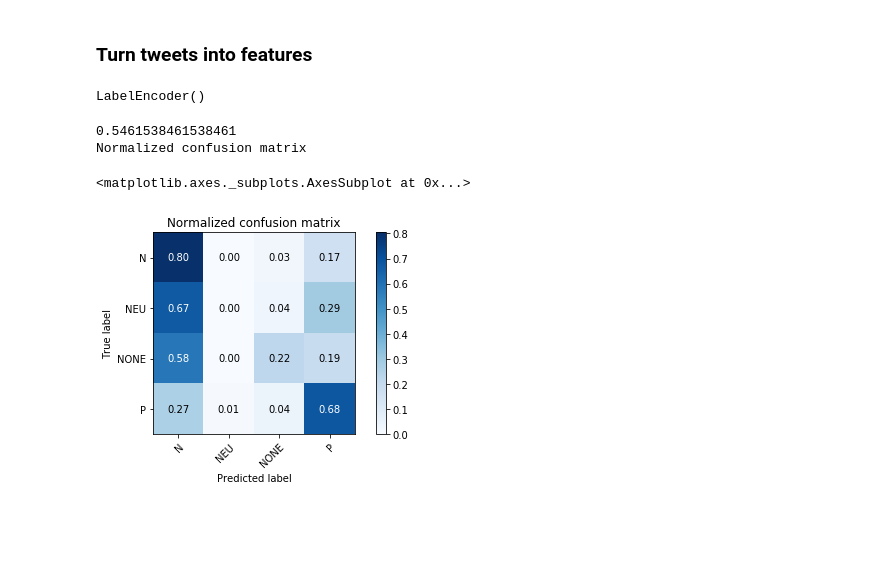
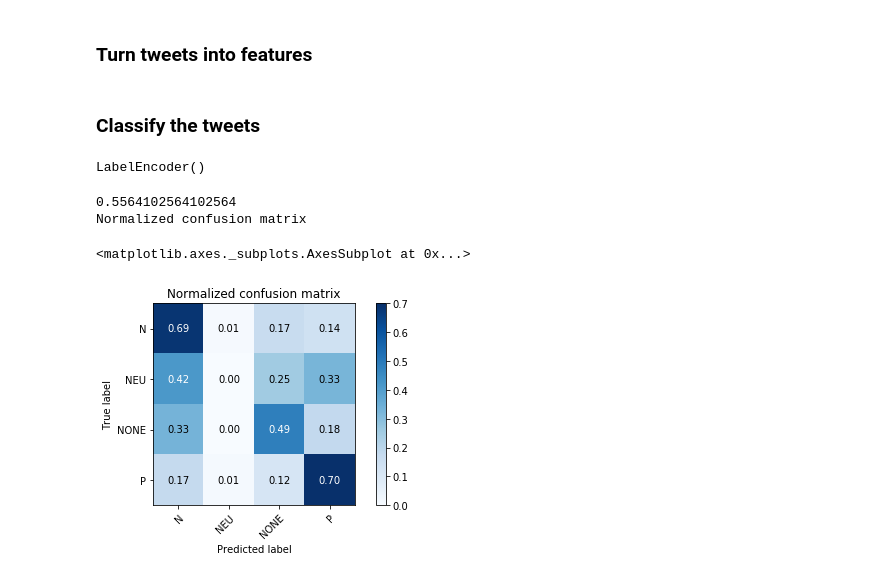
Before and after one commit to yanzheb/TASS-2019, a Jupyter notebook: Explore.ipynb, the cells around one changed output. Cells and saved outputs as stored; diff of their text form; code cells hidden in the pictures; blank space fills up the shorter version.

Commit message:
Use linear svm and kmeans

```diff
--- a/Explore.ipynb
+++ b/Explore.ipynb
@@ -195,6 +200,8 @@ df = pd.read_csv("data/cr/cleaned_augmented.csv")
 df['content'] = df['content'].progress_apply(clean_tweet2)
 df = df.drop_duplicates('content', keep='first')
 df.to_csv("data/cr/cleaned_augmented_complete.csv")
+# %%
+df = pd.read_csv("data/cr/cleaned_augmented_complete.csv")
 # %% [markdown]
 ## Explore data
 # %% [markdown]
@@ -288,5 +310,7 @@ def plot_confusion_matrix(y_true, y_pred, classes,
+# %% [markdown]
+### Classify the tweets
 # %%
-df = df.loc[df['augmented'] == 0]
+df_train = df
 df_test = pd.read_csv("data/cr/test_cleaned.csv")
 # %%
 le = preprocessing.LabelEncoder()
@@ -307,17 +320,41 @@ text_clf = Pipeline([
+# %%
+from sklearn.decomposition import TruncatedSVD
+from sklearn.cluster import KMeans
+
+vect = Pipeline([("vect", CountVectorizer(ngram_range=(1, 2))),
+                     ('latent', TruncatedSVD(n_components=100, random_state=0)),])
+
+polarity = Pipeline([('polarity', PolarityExtractor())])
+
+tfidf = Pipeline([("tfidf", TfidfVectorizer(ngram_range=(1, 2))),
+                    ('latent', TruncatedSVD(n_components=600, random_state=0)),])
+
+kmeans_vect = Pipeline([("vect", CountVectorizer(ngram_range=(1, 4))),
+                     ('latent', TruncatedSVD(n_components=500, random_state=0)),
+                     ('kmeans', KMeans(n_clusters=4, random_state=0, n_jobs=-1))])
+
+kmeans_tfidf = Pipeline([("tfidf", TfidfVectorizer()),
+                     ('latent', TruncatedSVD(n_components=600, random_state=0)),
+                     ('kmeans', KMeans(n_clusters=4, random_state=0, n_jobs=-1))])
+
+text_clf = Pipeline([
+    ('features', FeatureUnion([
+        ("vect", vect),
+        ('polarity', polarity),
+        ('tfidf', tfidf),
+        ('kmeans_vect', kmeans_vect),
+        ('kmeans_tfidf', kmeans_tfidf),
+    ])),
+    ('clf', LinearSVC()),
+])
 # %%
-text_clf.get_params().keys()
-parameters = {
-    'features__tfidf__use_idf': (True, False),
-    'features__tfidf__ngram_range': [(1, 1), (1, 2), (1, 3), (1, 4), (1, 5), (1, 6)],}
-
-gs_clf = GridSearchCV(text_clf, parameters, cv=5, iid=False, n_jobs=-1)
-gs_clf.fit(df.content, le.transform(df.polarity))
-predicted = gs_clf.predict(df_test.content)
+text_clf.fit(df_train.content, le.transform(df_train.polarity))
+predicted = text_clf.predict(df_test.content)
 
 print(np.mean(predicted == le.transform(df_test.polarity)))
 plot_confusion_matrix(le.transform(df_test.polarity), predicted, le.classes_, True)
 # %% [output]
-0.5461538461538461
+0.5564102564102564
 Normalized confusion matrix
 <matplotlib.axes._subplots.AxesSubplot at 0x...>
-[figure, old version]
+[figure, new version]
```
Also changed, not shown: parts of 9 cells of this notebook, 2 other files.
